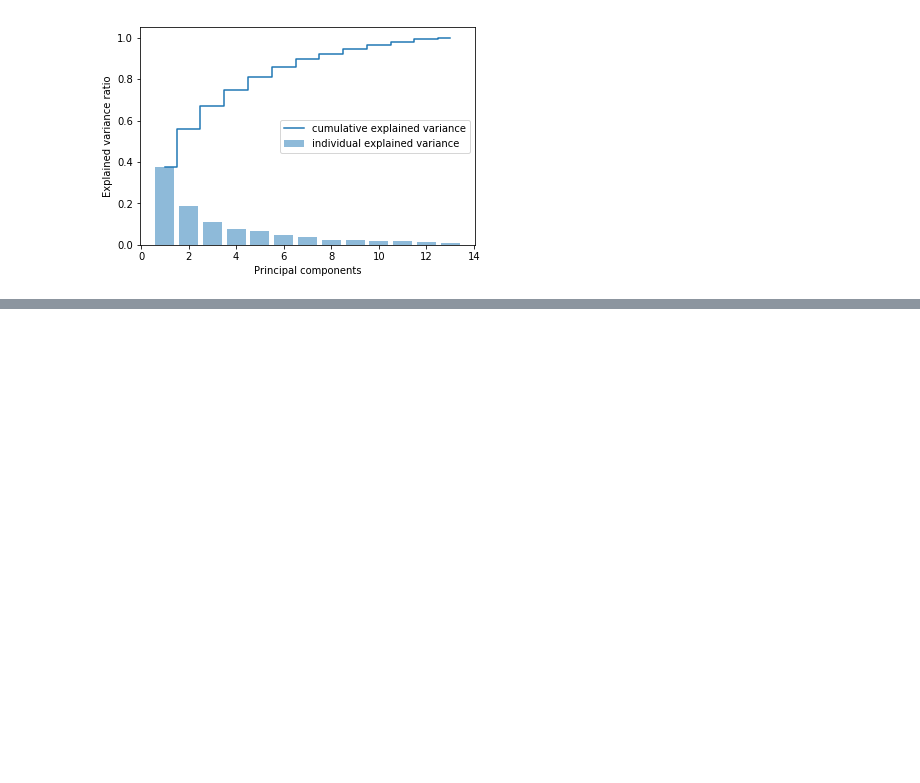
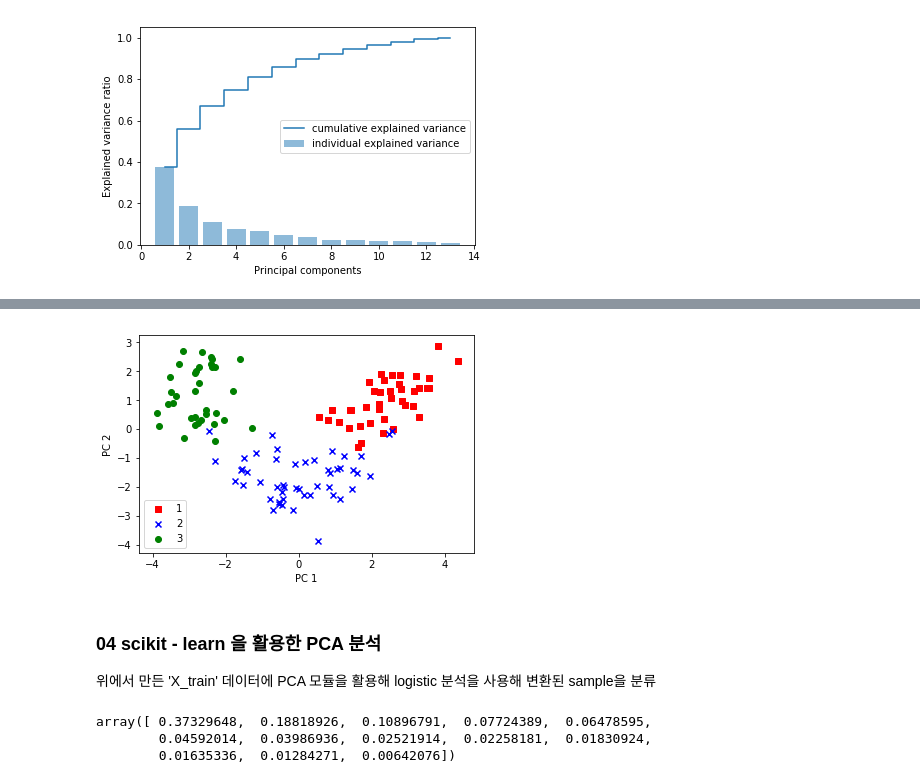
Before and after one commit to Queie/TensorFlow, a Jupyter notebook: 04.Dim Reduction.ipynb, the cells around one changed output, grey strips where cells are left out. Cells and saved outputs as stored; diff of their text form; code cells hidden in the pictures; blank space fills up the shorter version.

```diff
--- a/04.Dim Reduction.ipynb
+++ b/04.Dim Reduction.ipynb
@@ -98,0 +161,7 @@ plt.xlabel('Principal components'); plt.legend(loc='best'); plt.show()
+# %%
+# matplotlib ploting
+plt.xlabel('PC 1')
+plt.ylabel('PC 2')
+plt.legend(loc='lower left'); plt.show()
+# %% [output]
+[figure, added]
@@ -98,0 +172,3 @@ plt.xlabel('Principal components'); plt.legend(loc='best'); plt.show()
+# %% [markdown]
+### 04 scikit - learn 을 활용한 PCA 분석
+위에서 만든 'X_train' 데이터에 PCA 모듈을 활용해 logistic 분석을 사용해 변환된 sample을 분류
@@ -98,0 +195,11 @@ plt.xlabel('Principal components'); plt.legend(loc='best'); plt.show()
+# %%
+# scikit learn 에서 PCA 모듈 불러오기
+from sklearn.decomposition import PCA
+
+pca = PCA()
+X_train_pca = pca.fit_transform(X_train_std)
+pca.explained_variance_ratio_
+# %% [output]
+array([ 0.37329648,  0.18818926,  0.10896791,  0.07724389,  0.06478595,
+        0.04592014,  0.03986936,  0.02521914,  0.02258181,  0.01830924,
+        0.01635336,  0.01284271,  0.00642076])
```
Also changed, not shown: parts of 41 cells of this notebook.
